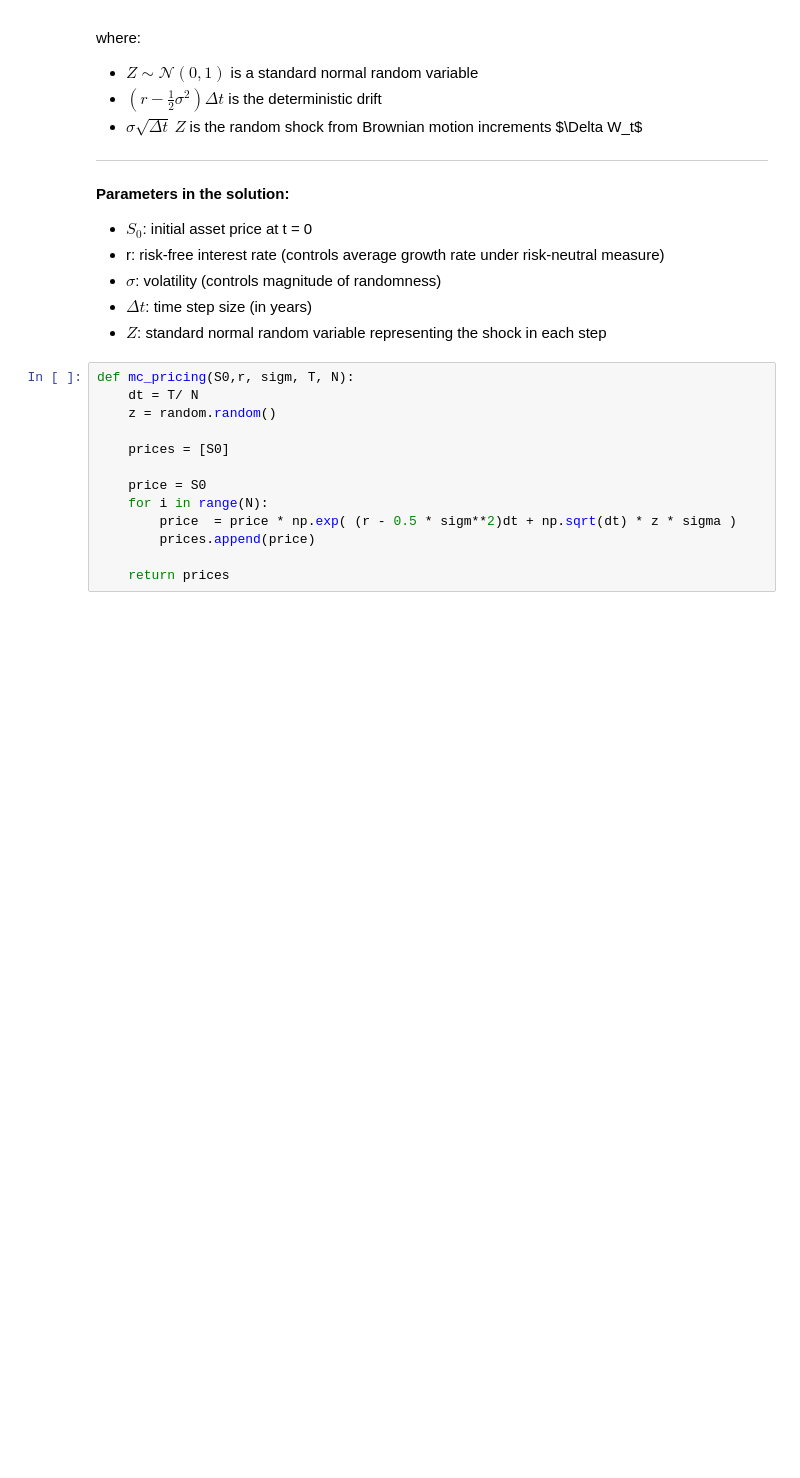
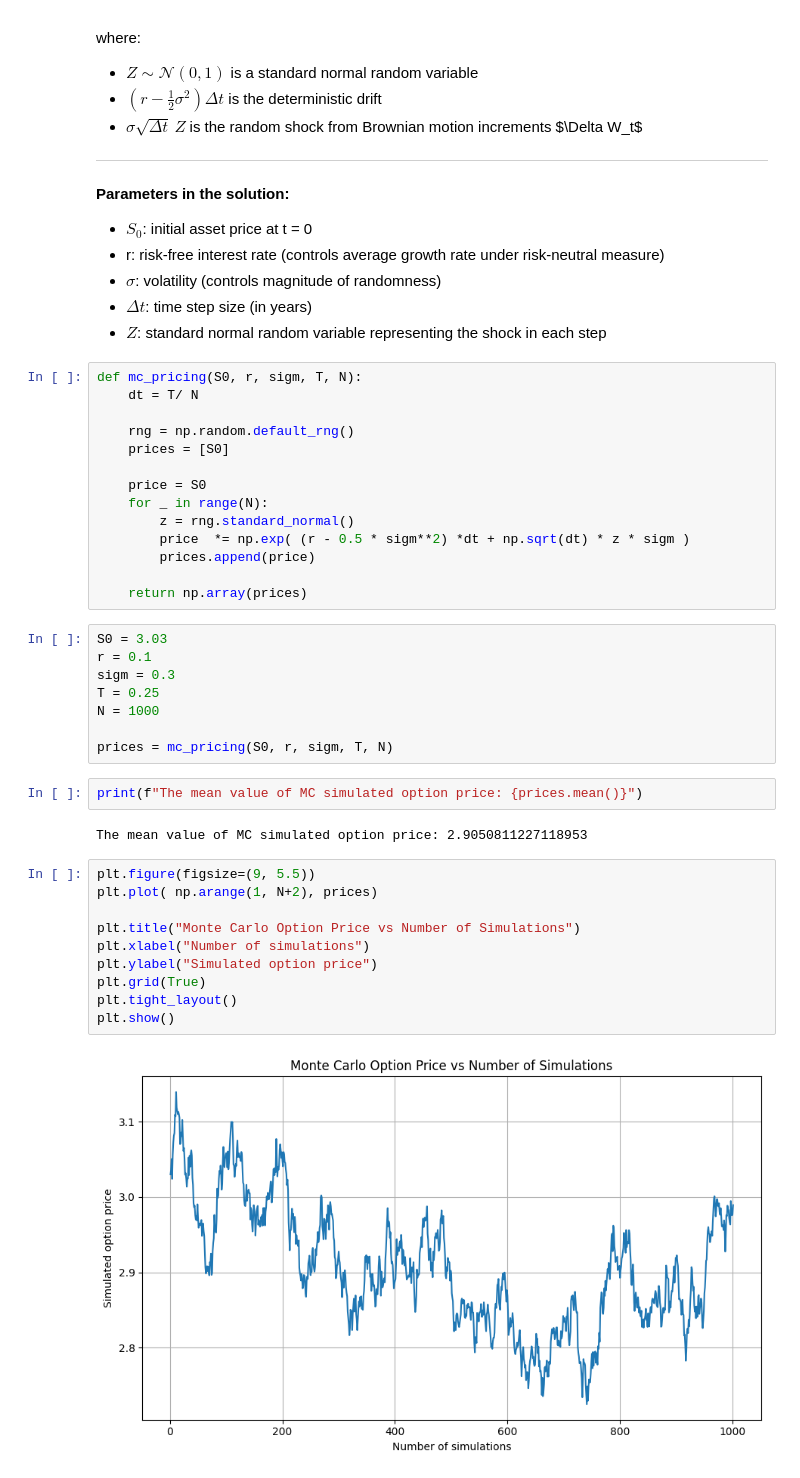
Before and after one commit to conformist89/black-scholes-mc, a Jupyter notebook: bsm-mc.ipynb, the cells around one changed output. Drawn from its saved outputs; the diff is of its cells as text; blank space fills up the shorter version.

Commit message:
Corrected MC code and added plot that shows MC simulated price fluctuation

```diff
--- a/bsm-mc.ipynb
+++ b/bsm-mc.ipynb
@@ -75,15 +76,40 @@ where:
 - $\Delta t$: time step size (in years)
 - $Z$: standard normal random variable representing the shock in each step
 # %%
-def mc_pricing(S0,r, sigm, T, N):
+def mc_pricing(S0, r, sigm, T, N):
     dt = T/ N
-    z = random.random()
 
+    rng = np.random.default_rng()
     prices = [S0]
 
     price = S0
-    for i in range(N):
-        price  = price * np.exp( (r - 0.5 * sigm**2)dt + np.sqrt(dt) * z * sigma )
+    for _ in range(N):
+        z = rng.standard_normal()
+        price  *= np.exp( (r - 0.5 * sigm**2) *dt + np.sqrt(dt) * z * sigm )
         prices.append(price)
 
-    return prices
+    return np.array(prices)
+# %%
+S0 = 3.03
+r = 0.1
+sigm = 0.3
+T = 0.25
+N = 1000
+
+prices = mc_pricing(S0, r, sigm, T, N)
+# %%
+print(f"The mean value of MC simulated option price: {prices.mean()}")
+# %% [output]
+The mean value of MC simulated option price: 2.9050811227118953
+# %%
+plt.figure(figsize=(9, 5.5))
+plt.plot( np.arange(1, N+2), prices)
+
+plt.title("Monte Carlo Option Price vs Number of Simulations")
+plt.xlabel("Number of simulations")
+plt.ylabel("Simulated option price")
+plt.grid(True)
+plt.tight_layout()
+plt.show()
+# %% [output]
+[figure, added]
```
Also changed, not shown: parts of 1 cell of this notebook.
